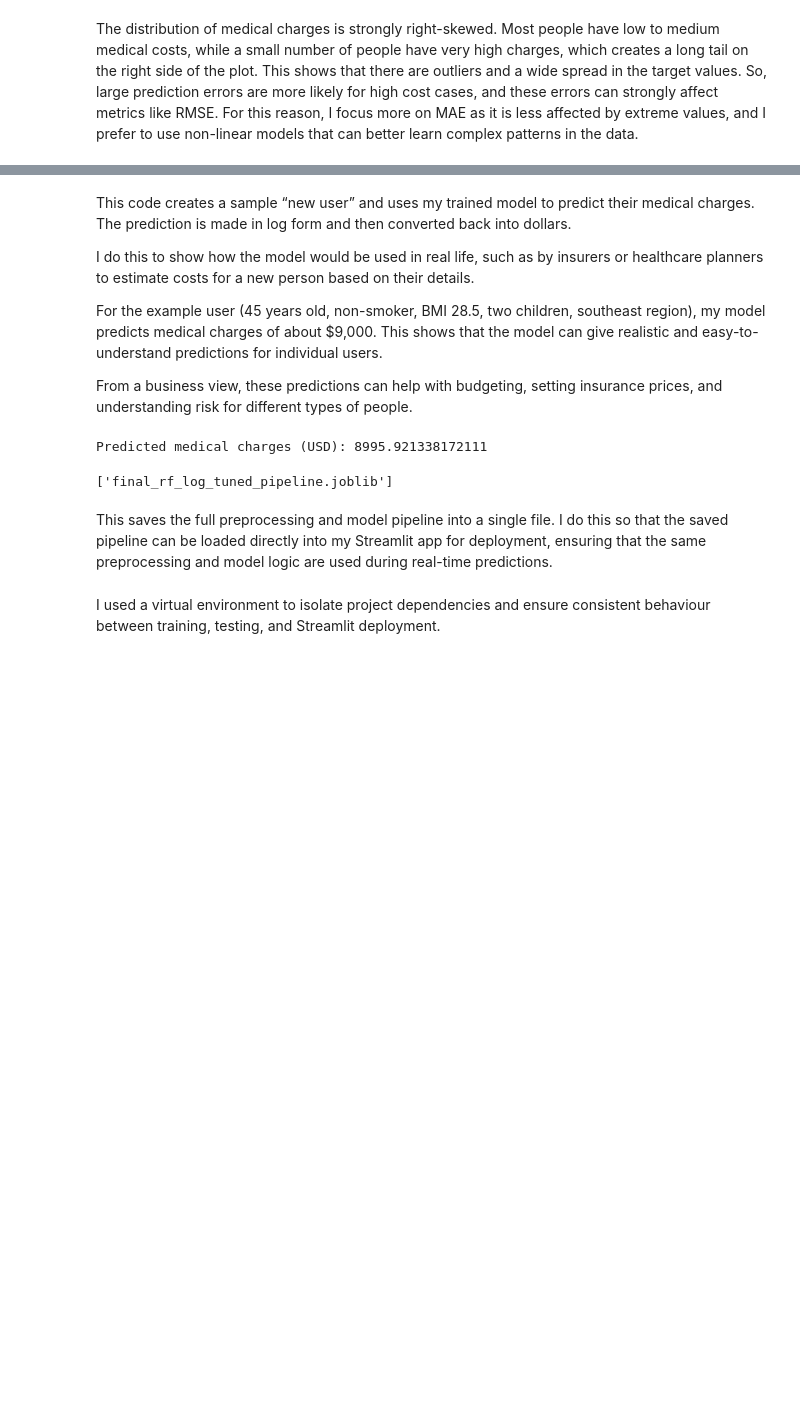
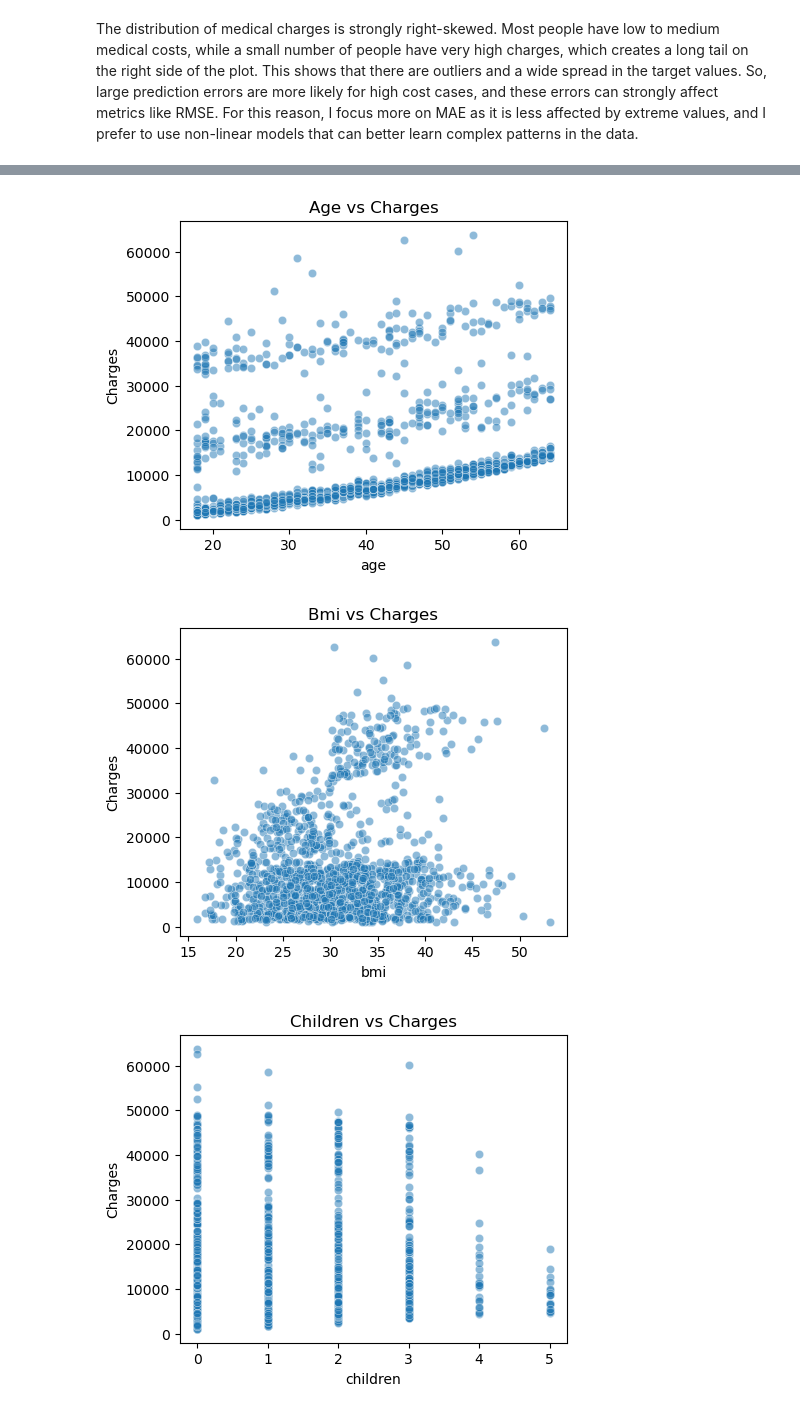
Before and after one commit to shazz-a/mldp-medical-charges, a Jupyter notebook: mldp_submission.ipynb, the cells around one changed output, grey strips where cells are left out. Drawn from its saved outputs; the diff is of its cells as text; code cells hidden in the pictures; blank space fills up the shorter version.

```diff
--- a/mldp_submission.ipynb
+++ b/mldp_submission.ipynb
@@ -480,12 +233,0 @@ In my case, I found 1 duplicate row, so removing it reduced the dataset from 133
-# %%
-##missing values check
-missing = df.isna().sum()
-print("Missing values per column:\n", missing)
-
-# If any missing values exist, drop rows
-# We'll only drop rows if missing exists.
-if missing.sum() > 0:
-    df = df.dropna().reset_index(drop=True)
-    print("Missing rows removed. New shape:", df.shape)
-else:
-    print("No missing values found. No rows removed.")
@@ -505,22 +233,0 @@ This code counts the number of missing values in each column using `df.isna().su
-# %%
-#check for weird invalid values
-print("Age min/max:", df["age"].min(), df["age"].max())
-print("BMI min/max:", df["bmi"].min(), df["bmi"].max())
-print("Children min/max:", df["children"].min(), df["children"].max())
-print("Charges min/max:", df["charges"].min(), df["charges"].max())
-
-# Check for invalid values
-invalid_age = (df["age"] <= 0).sum()
-invalid_bmi = (df["bmi"] <= 0).sum()
-invalid_children = (df["children"] < 0).sum()
-invalid_charges = (df["charges"] <= 0).sum()
-
-#Checking the minimum and maximum values of key numeric features to identify any impossible or invalid values.
-print("Invalid age rows (<=0):", invalid_age)
-print("Invalid bmi rows (<=0):", invalid_bmi)
-print("Invalid children rows (<0):", invalid_children)
-print("Invalid charges rows (<=0):", invalid_charges)
-
-# Remove invalid rows only if they exist
-df = df[(df["age"] > 0) & (df["bmi"] > 0) & (df["children"] >= 0) & (df["charges"] > 0)].reset_index(drop=True)
-print("Shape after removing invalid rows (if any):", df.shape)
@@ -1093,27 +234,15 @@ new_user
-# %% [markdown]
-This code creates a sample “new user” and uses my trained model to predict their medical charges. The prediction is made in log form and then converted back into dollars.
-
-I do this to show how the model would be used in real life, such as by insurers or healthcare planners to estimate costs for a new person based on their details.
-
-For the example user (45 years old, non-smoker, BMI 28.5, two children, southeast region), my model predicts medical charges of about $9,000. This shows that the model can give realistic and easy-to-understand predictions for individual users.
-
-From a business view, these predictions can help with budgeting, setting insurance prices, and understanding risk for different types of people.
-# %%
-# Predict log-scale
-new_user_log_pred = best_rf_log.predict(new_user)
-
-# Convert back to dollar scale
-new_user_pred = np.expm1(new_user_log_pred)
-
-print("Predicted medical charges (USD):", float(new_user_pred[0]))
-# %% [output]
-Predicted medical charges (USD): 8995.921338172111
-# %%
-import joblib
-joblib.dump(best_rf_log, "final_rf_log_tuned_pipeline.joblib")
-# %% [output]
-['final_rf_log_tuned_pipeline.joblib']
-# %% [markdown]
-This saves the full preprocessing and model pipeline into a single file. I do this so that the saved pipeline can be loaded directly into my Streamlit app for deployment, ensuring that the same preprocessing and model logic are used during real-time predictions.
-# %% [markdown]
-I used a virtual environment to isolate project dependencies and ensure consistent behaviour between training, testing, and Streamlit deployment.
+# %%
+#NUMERICAL FEATURES VS TARGET VARIABLE
+numerical_features = ['age', 'bmi', 'children']
+
+for feature in numerical_features:
+    plt.figure(figsize=(5,4))
+    sns.scatterplot(x=df[feature], y=df['charges'], alpha=0.5)
+    plt.title(f"{feature.capitalize()} vs Charges")
+    plt.xlabel(feature)
+    plt.ylabel("Charges")
+    plt.show()
+# %% [output]
+[figure, added]
+[figure, added]
+[figure, added]
```
Also changed, not shown: parts of 79 cells of this notebook.
